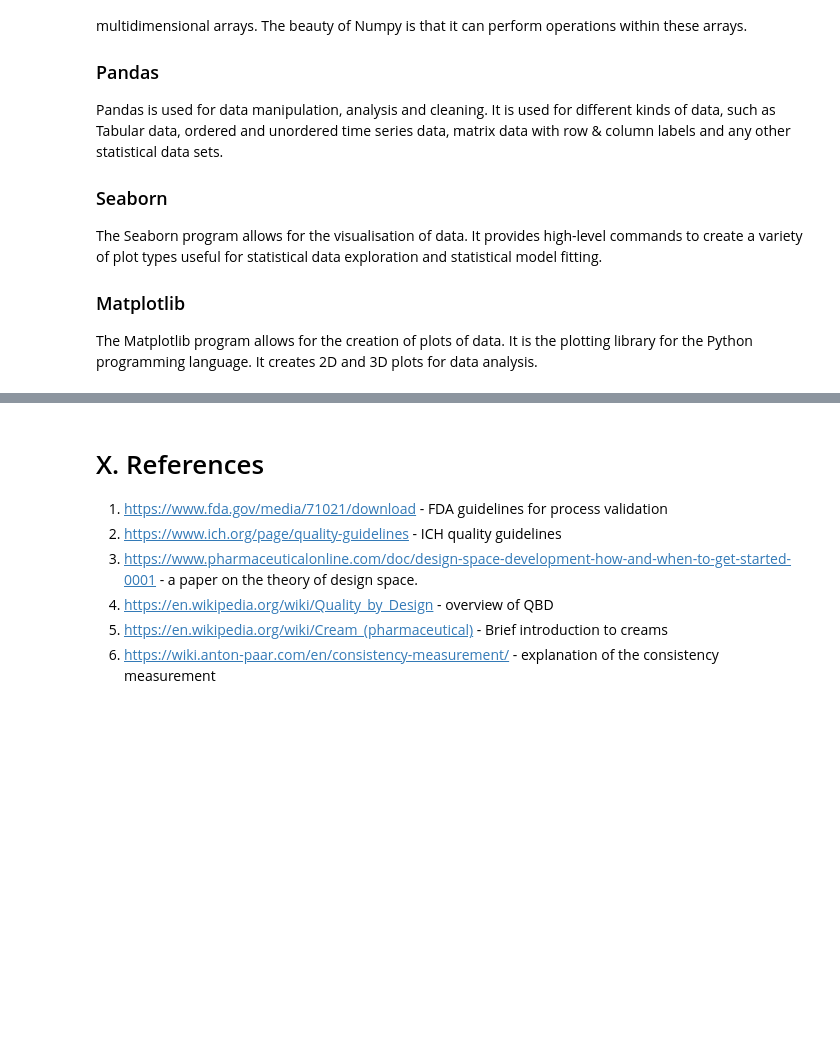
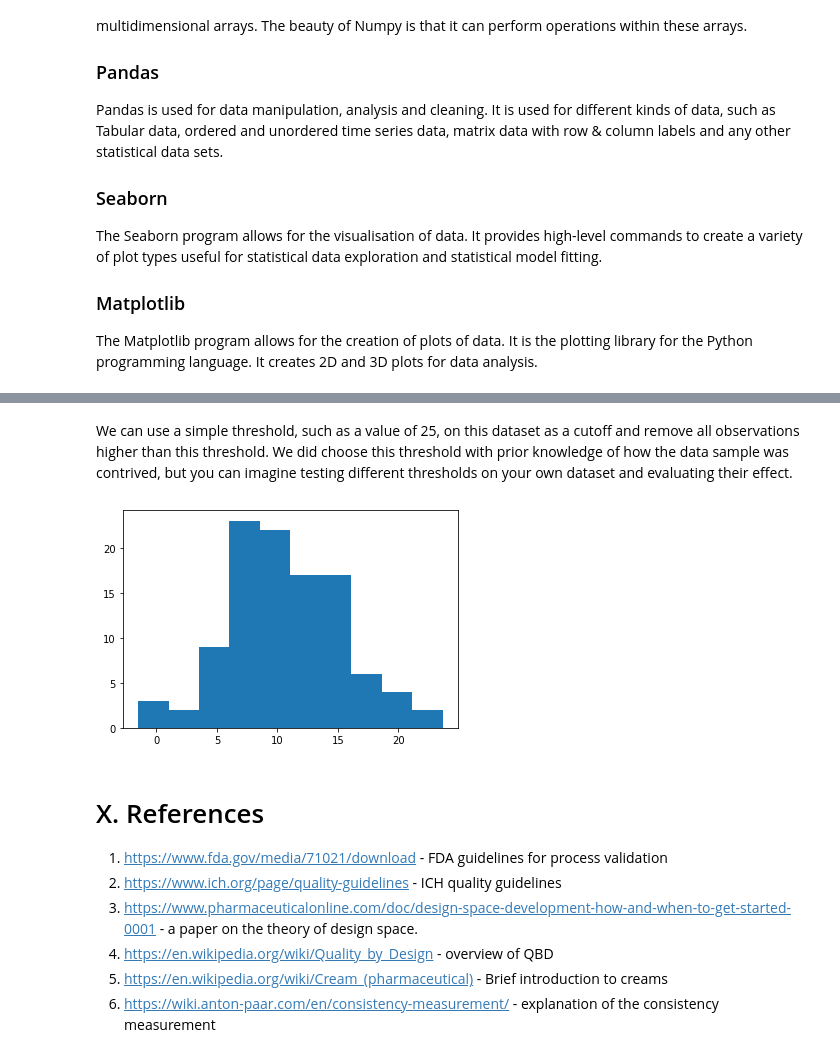
Before and after one commit to ClaireGMIT/ProgrammingProjectNOV2019, a Jupyter notebook: ProgrammingProjectNOV2019.ipynb, the cells around one changed output, grey strips where cells are left out. Saved outputs shown, nothing was run; the diff lists cells and outputs as text; code cells hidden in the pictures; blank space fills up the shorter version.

```diff
--- a/ProgrammingProjectNOV2019.ipynb
+++ b/ProgrammingProjectNOV2019.ipynb
@@ -79,0 +84,6 @@ df #displays the data set as a table/array
+# %%
+# This code is used to create a list of 150 data points between 0 and 1 to represent
+
+x = np.random.randint(100, size=150) #ie create a list of 10 integers between 0 to 100 but not including 100.
+
+print(x) # this tells the program to show the array
@@ -80,3 +198,26 @@ df #displays the data set as a table/array
+# %% [markdown]
+We can use a simple threshold, such as a value of 25, on this dataset as a cutoff and remove all observations higher than this threshold. We did choose this threshold with prior knowledge of how the data sample was contrived, but you can imagine testing different thresholds on your own dataset and evaluating their effect.
+# %%
+# histogram plot of data with a long tail
+from numpy.random import seed
+from numpy.random import randn
+from numpy.random import rand
+from numpy import append
+from matplotlib import pyplot
+# seed the random number generator
+seed(1)
+# generate a univariate data sample
+data = 5 * randn(100) + 10
+tail = 10 + (rand(10) * 100)
+# add long tail
+data = append(data, tail)
+# trim values
+data = [x for x in data if x < 25]
+# histogram
+pyplot.hist(data)
+pyplot.show()
+# %% [output]
+[figure, added]
 # %% [markdown]
 # X. References
 
```
Also changed, not shown: parts of 11 cells of this notebook, 1 other file.
